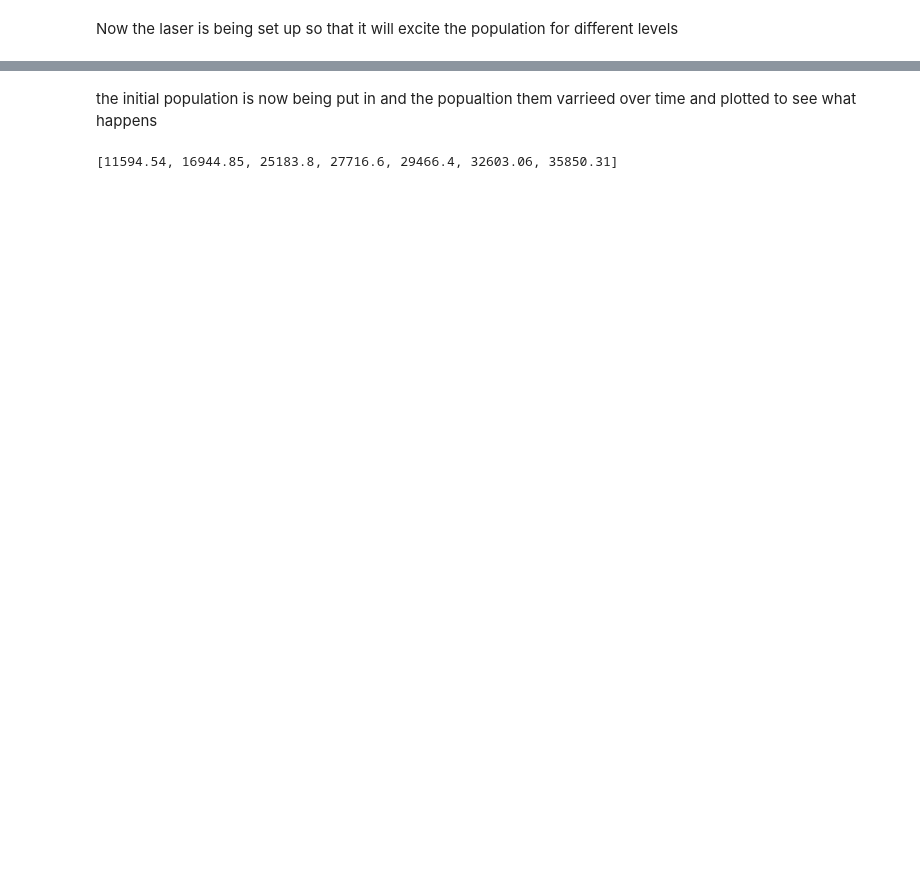
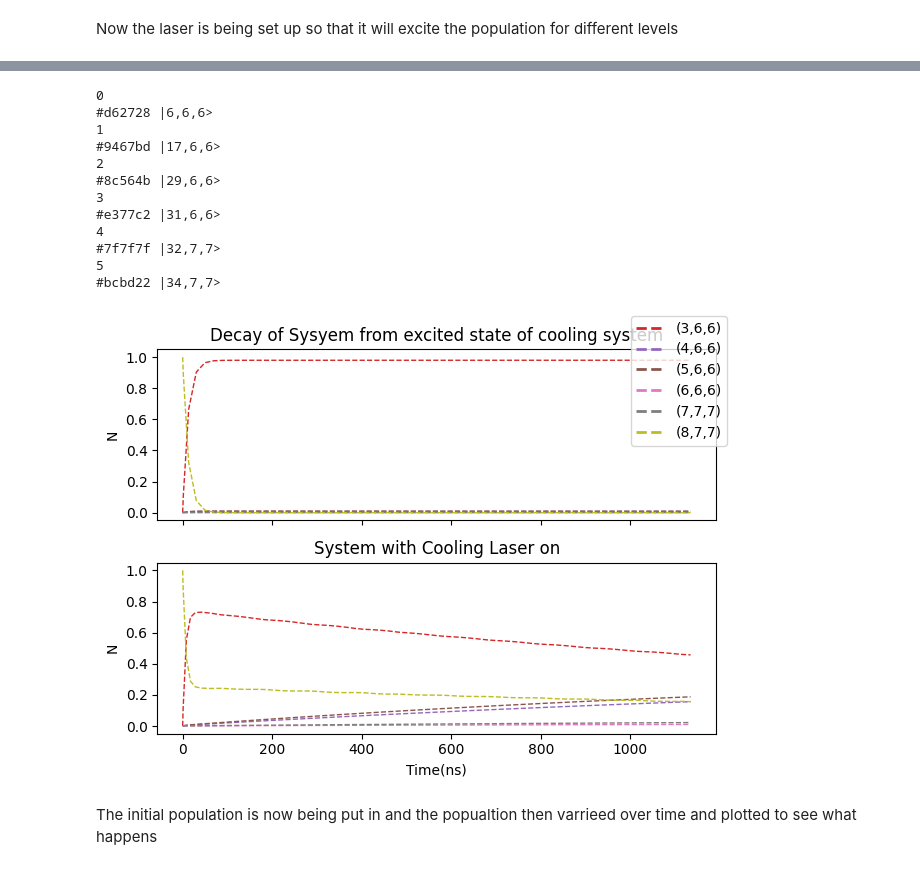
Before and after one commit to benfox4543/Actinium227-cooling-, a Jupyter notebook: actiumium cooling model.ipynb, the cells around one changed output, grey strips where cells are left out. Cells and saved outputs as stored; diff of their text form; code cells hidden in the pictures; blank space fills up the shorter version.

Commit message:
this the updated cooling model

```diff
--- a/actiumium cooling model.ipynb
+++ b/actiumium cooling model.ipynb
@@ -139,7 +189,6 @@ Starting up the system  by setting up the hamiltonian
 # %%
 #actinium with the level 6D27S4F9/2 ->6d27p4G11/2 to start of with, make sure the decay is right at the moment of usse sodiums just get the code working.
 #all state constants are right except for the g factor need to change that they are still the ones for sodium
-decays = pd.read_parquet('decays_ac.parquet')
 decaysf = pd.read_parquet('decaysf.parquet')
 print(decaysf)
 det = 1
@@ -372 +460,7 @@ rateeq = pp.rateeq(laserbeam,magField,hamiltonians_ac_a)
+# %%
+laserbeam  = {}
+laserbeam['H_6->H_34'] = pp.laserBeams([
+    {'kvec':np.array([0,0,1]), 'pol': np.array([0,0,1]),
+     'pol_coord':'spherical', 'delta':e2, 's':1}] ,beam_type= pp.infinitePlaneWaveBeam)
+rateeq1 = pp.rateeq(laserbeam,magField,hamiltonians_ac_a)
 # %%
@@ -380,0 +488,6 @@ KeyboardInterrupt:
+# %%
+t_0 = (1/gamma_r)*200
+N0  = np.zeros((rateeq1.hamiltonian.n,))
+N0[maxi] = 1#719 is state 29(25183.8)
+rateeq1.set_initial_pop(N0)
+rateeq1.evolve_populations([0,20e-10/t_0],max_step = 0.00001)
@@ -380,0 +510,6 @@ KeyboardInterrupt:
+# %%
+t_0 = (1/gamma_r)*200
+N0  = np.zeros((rateeq.hamiltonian.n,))
+N0[maxi] = 1#719 is state 29(25183.8)
+rateeq.set_initial_pop(N0)
+rateeq.evolve_populations([0,20e-10/t_0],max_step = 0.00001)
@@ -381,2 +532,57 @@ KeyboardInterrupt:
+# %%
+pos_index = [3,4,5,6,7,8]
+fig, ax = plt.subplots(2,1,sharex=True,sharey=True)
+j = 0
+legend_elements = []
+#plt.subplot(2,1,1)
+for bob in range(len(rateeq.sol.y)):
+    ee = fff[bob][0]
+    ff = fff[bob][1]
+    m = fff[bob][2]
+    k = rateeq.sol.y[bob]
+
+    if any(x >0.0005 for x in k):
+        print(j)
+        color = get_distinct_color()
+        ax[0].plot(1e9*rateeq.sol.t ,rateeq.sol.y[bob],'--',color = color, linewidth=1.0,
+            label='|' + ','.join([str(ee), str(ff), str(m)]) + '>')
+        ax[1].plot(1e9*rateeq1.sol.t ,rateeq1.sol.y[bob],'--',color = color, linewidth=1.0,
+            label='|' + ','.join([str(ee), str(ff), str(m)]) + '>')
+        print(color,'|' + ','.join([str(ee), str(ff), str(m)]) + '>')
+        legend_elements.append( plt.Line2D([0], [0], color= color, linestyle='--', lw=2, label=f'({pos_index[j]},{ff},{m})'))
+        j += 1
+handles, labels = [], []
+for axs in ax:
+    for handle, label in zip(*axs.get_legend_handles_labels()):
+        if label not in labels:  # Avoid duplicate labels
+            handles.append(handle)
+            labels.append(label)
+
+# Create a single legend for the entire figure
+
+
+        #i += 3
+ax[0].set_title('Decay of Sysyem from excited state of cooling system')
+ax[1].set_title('System with Cooling Laser on')
+ax[1].set_xlabel('Time(ns)')
+ax[0].set_ylabel('N')
+ax[1].set_ylabel('N')
+fig.legend(handles = legend_elements )
+plt.tight_layout()
+plt.show()
+# %% [output]
+0
+#d62728 |6,6,6>
+1
+#9467bd |17,6,6>
+2
+#8c564b |29,6,6>
+3
+#e377c2 |31,6,6>
+4
+#7f7f7f |32,7,7>
+5
+#bcbd22 |34,7,7>
+[figure, added]
 # %% [markdown]
-the initial population is now being put in and the popualtion them varrieed over time and plotted to see what happens
+The initial population is now being put in and the popualtion then varrieed over time and plotted to see what happens
@@ -431,4 +588,0 @@ plt.show()
-# %%
-aalt
-# %% [output]
-[11594.54, 16944.85, 25183.8, 27716.6, 29466.4, 32603.06, 35850.31]
```
Also changed, not shown: parts of 47 cells of this notebook.
